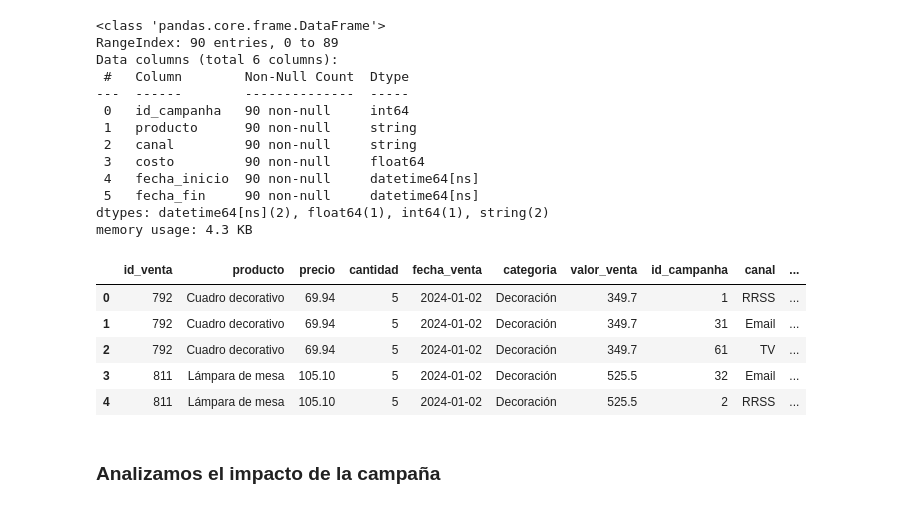
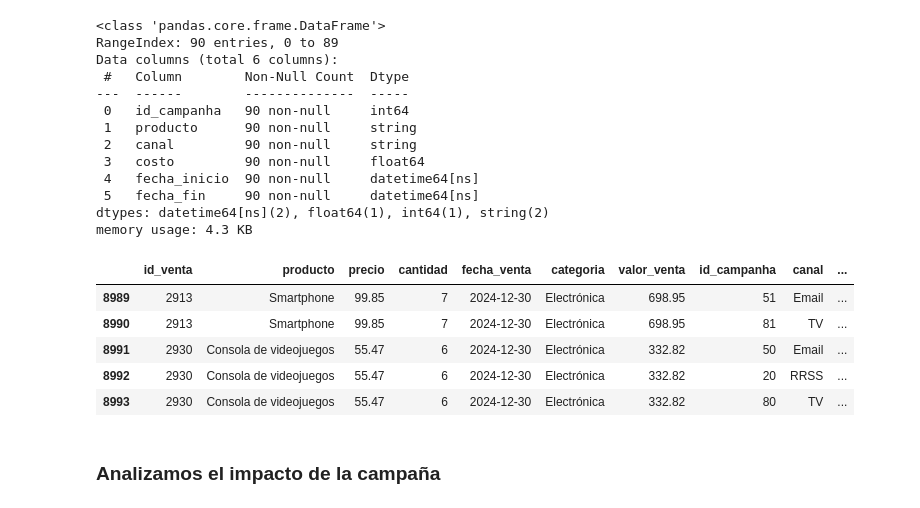
Before and after one commit to FerJGit/TT-2C2025-Data-Analitycs-Notebooks, a Jupyter notebook: PreEntrega/Mis_Archivos/Pre-entrega.ipynb, the cells around one changed output. Cells and saved outputs as stored; diff of their text form; code cells hidden in the pictures.

```diff
--- a/PreEntrega/Mis_Archivos/Pre-entrega.ipynb
+++ b/PreEntrega/Mis_Archivos/Pre-entrega.ipynb
@@ -868,14 +867,14 @@ memory usage: 4.3 KB
 ventas_marketing = pd.merge(df_ventas, df_marketing, on="producto", how="left")
 # %%
 # Verifico coincidencias (muestra)
-ventas_marketing.head()
+ventas_marketing.tail()
 # %% [output]
 |  | id_venta | producto | precio | cantidad | fecha_venta | categoria | valor_venta | id_campanha | canal | ... |
-| 0 | 792 | Cuadro decorativo | 69.94 | 5 | 2024-01-02 | Decoración | 349.7 | 1 | RRSS | ... |
-| 1 | 792 | Cuadro decorativo | 69.94 | 5 | 2024-01-02 | Decoración | 349.7 | 31 | Email | ... |
-| 2 | 792 | Cuadro decorativo | 69.94 | 5 | 2024-01-02 | Decoración | 349.7 | 61 | TV | ... |
-| 3 | 811 | Lámpara de mesa | 105.10 | 5 | 2024-01-02 | Decoración | 525.5 | 32 | Email | ... |
-| 4 | 811 | Lámpara de mesa | 105.10 | 5 | 2024-01-02 | Decoración | 525.5 | 2 | RRSS | ... |
+| 8989 | 2913 | Smartphone | 99.85 | 7 | 2024-12-30 | Electrónica | 698.95 | 51 | Email | ... |
+| 8990 | 2913 | Smartphone | 99.85 | 7 | 2024-12-30 | Electrónica | 698.95 | 81 | TV | ... |
+| 8991 | 2930 | Consola de videojuegos | 55.47 | 6 | 2024-12-30 | Electrónica | 332.82 | 50 | Email | ... |
+| 8992 | 2930 | Consola de videojuegos | 55.47 | 6 | 2024-12-30 | Electrónica | 332.82 | 20 | RRSS | ... |
+| 8993 | 2930 | Consola de videojuegos | 55.47 | 6 | 2024-12-30 | Electrónica | 332.82 | 80 | TV | ... |
 # %% [markdown]
 ### Analizamos el impacto de la campaña
 # %%
```
Also changed, not shown: parts of 11 cells of this notebook.
